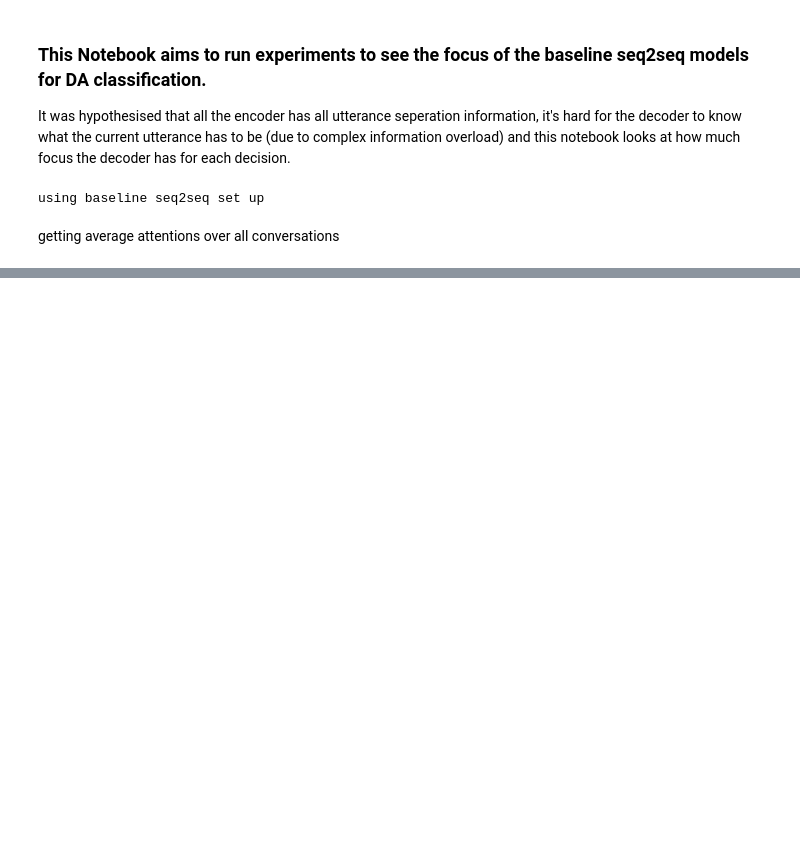
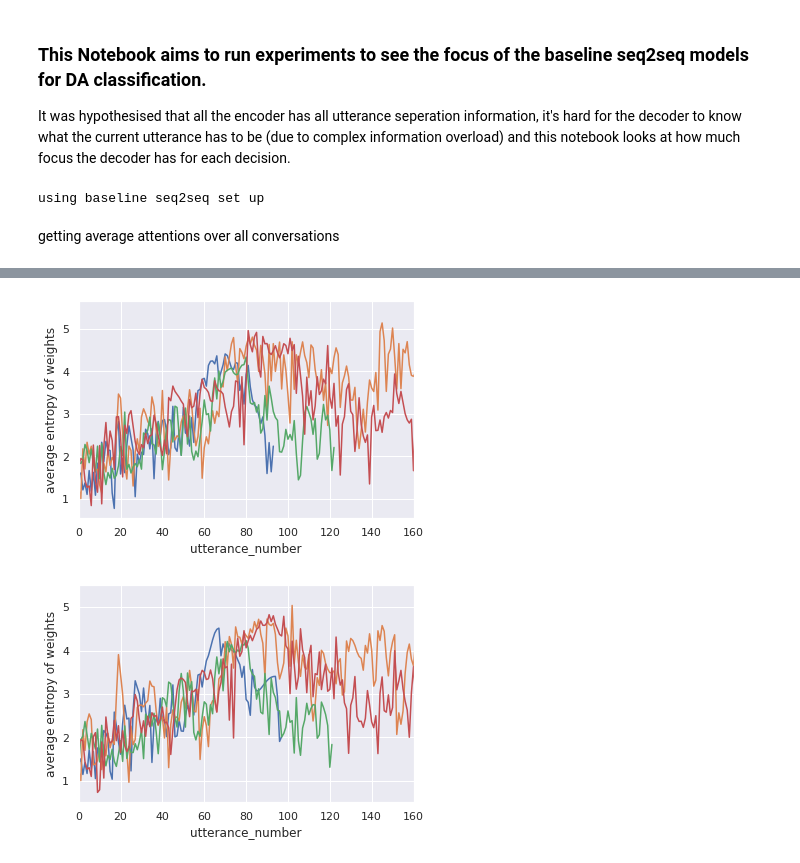
Before and after one commit to adianliusie/DA_classification, a Jupyter notebook: experiments/saliency/attention_plots.ipynb, the cells around one changed output, grey strips where cells are left out. Drawn from its saved outputs; the diff is of its cells as text; code cells hidden in the pictures; blank space fills up the shorter version.

```diff
--- a/experiments/saliency/attention_plots.ipynb
+++ b/experiments/saliency/attention_plots.ipynb
@@ -149,9 +114,0 @@ ax.axline((0, 0), slope=1)
-# %%
-log_attn = np.log2(final_attn)
-entropy = -1*np.sum(final_attn*log_attn, axis=0)
-
-sns.set_theme()
-plt.plot(entropy[1:])
-plt.xlabel('utterance_number')
-plt.ylabel('entropy')
-plt.xlim(0)
@@ -168,16 +115,23 @@ plt.plot(std[1:])
-# %%
-for i in range(3):
-    cross_attentions = E.attention(args, conv_num=i, utt_num=4)
-
-    #look at average of finall layer
-    final_attn = np.mean(cross_attentions[-12:], axis=0)
-    log_attn = np.log2(final_attn)
-    entropy = -1*np.sum(final_attn*log_attn, axis=0)
-
-    sns.set_theme()
-    plt.plot(entropy[1:])
-
-plt.xlabel('utterance_number')
-plt.ylabel('entropy')
-plt.xlim(0, 120)
-plt.ylim(0,15)
+# %%
+sns.set_theme()
+
+for attn, cache in [(forced_attn, forced_cache), (free_attn, free_cache)]:
+    avg_attn = np.mean(attn[-12:], axis=0)
+    log_attn = np.log2(avg_attn)
+    entropy = -1*np.sum(avg_attn*log_attn, axis=1)
+    #plt.plot(entropy[2:], '--')
+
+    if True:
+        for attn in cache[:4]:
+            avg_attn = np.mean(attn[-12:], axis=0)
+            log_attn = np.log2(avg_attn)
+            entropy = -1*np.sum(avg_attn*log_attn, axis=1)
+            plt.plot(entropy[2:])
+
+    plt.xlabel('utterance_number')
+    plt.ylabel('average entropy of weights')
+    plt.xlim(0, 160)
+    plt.show()
+# %% [output]
+[figure, added]
+[figure, added]
```
Also changed, not shown: parts of 12 cells of this notebook, 14 other files.
